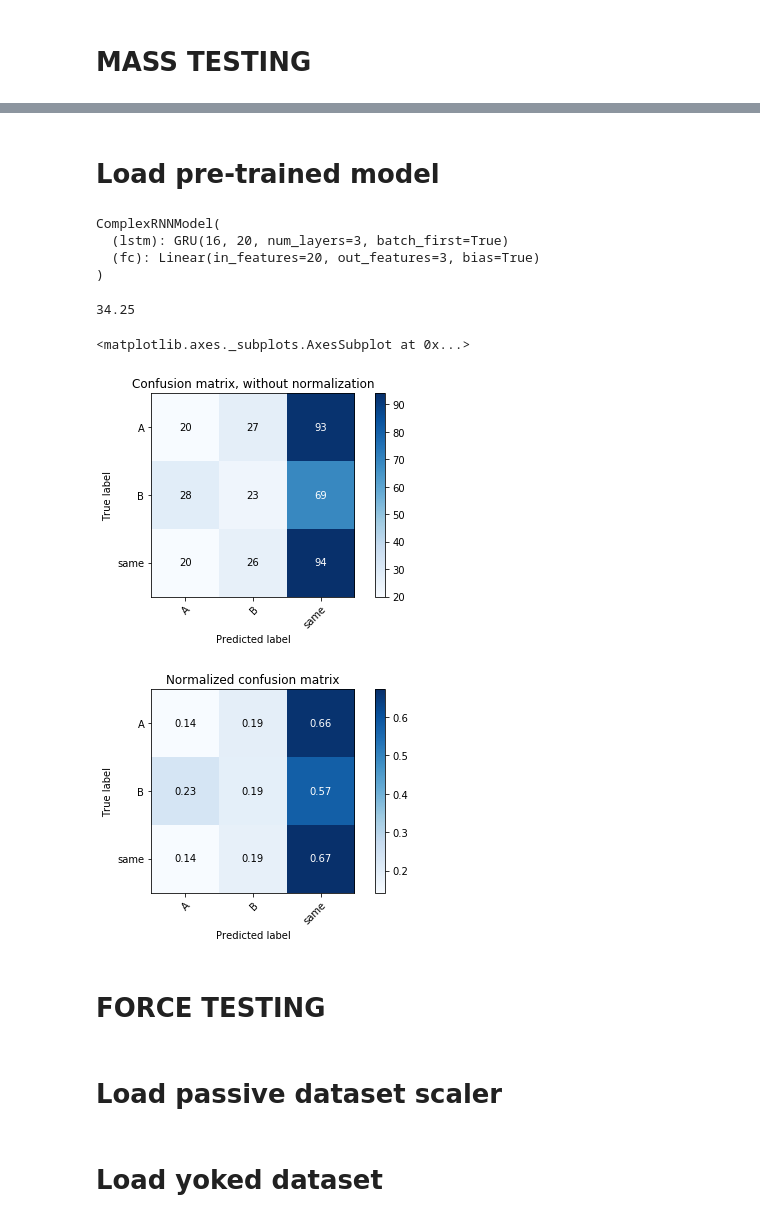
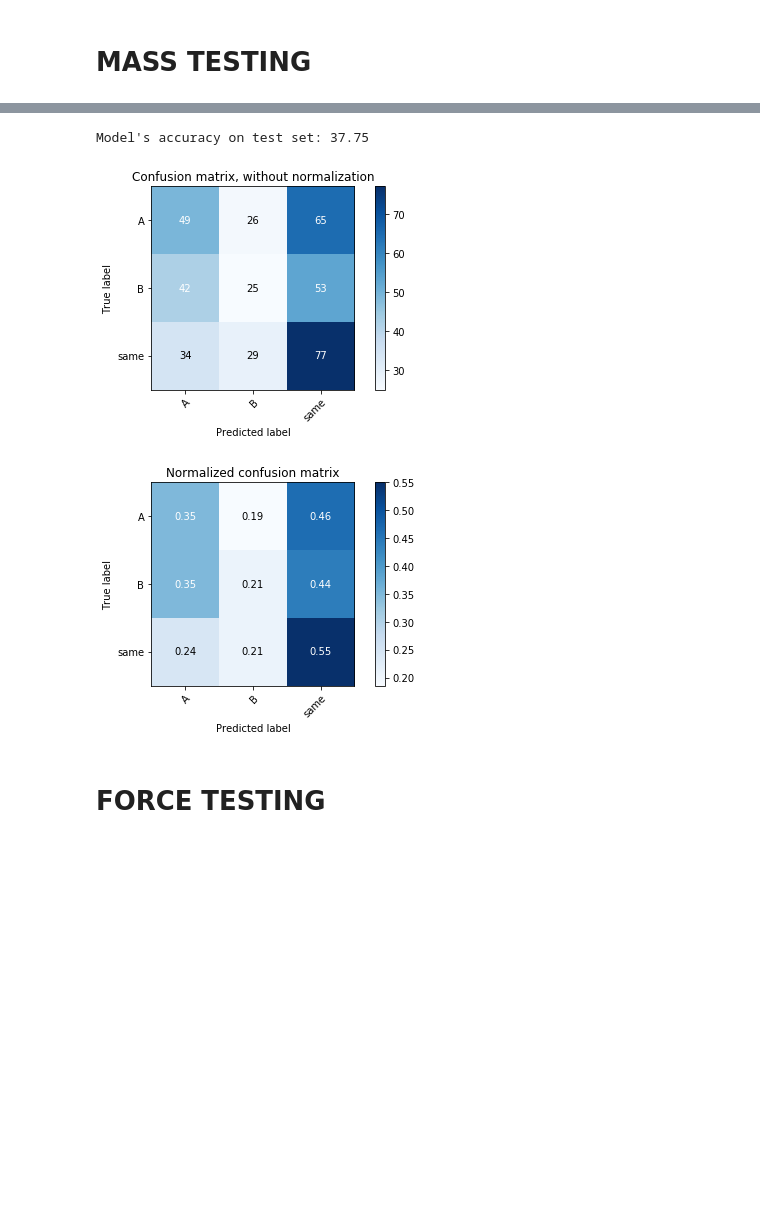
Before and after one commit to iamhectorotero/learning-physical-properties-with-rnns, a Jupyter notebook: 3c. Testing passive models on yoked data.ipynb, the cells around one changed output, grey strips where cells are left out. Cells and saved outputs as stored; diff of their text form; code cells hidden in the pictures; blank space fills up the shorter version.

Commit message:
Updated testing of passive models

```diff
--- a/3c. Testing passive models on yoked data.ipynb
+++ b/3c. Testing passive models on yoked data.ipynb
@@ -15,4 +15,16 @@ from isaac.training import evaluate
 from isaac.models import RNNModel, ComplexRNNModel
 from isaac.constants import BASIC_TRAINING_COLS, FORCE_CLASS_COLS, MASS_CLASS_COLS
+# %%
+INPUT_DIM = len(BASIC_TRAINING_COLS)    # input dimension
+HIDDEN_DIM = 20  # hidden layer dimension
+N_LAYERS = 3     # number of hidden layers
+OUTPUT_DIM = 3   # output dimension
+DROPOUT = 0.5
+
+network_dims = (INPUT_DIM, HIDDEN_DIM, N_LAYERS, OUTPUT_DIM)
+
+NORMALISE_DATA = True
+STEP_SIZE = 2
+SEQ_END = 1800
 # %% [markdown]
 # MASS TESTING
@@ -62,11 +30,0 @@ array([140, 120, 140])
-# %% [markdown]
-# Load pre-trained model
-# %%
-model = ComplexRNNModel(16, 20, 3, 3)
-model.load_state_dict(torch.load("models/passive_mass_model.pt"))
-model.eval()
-# %% [output]
-ComplexRNNModel(
-  (lstm): GRU(16, 20, num_layers=3, batch_first=True)
-  (fc): Linear(in_features=20, out_features=3, bias=True)
-)
@@ -75,15 +31,16 @@ accuracy, predicted = evaluate(model, yoked_loader, return_predicted=True)
-# %%
-print(accuracy)
-# %% [output]
-34.25
-# %%
-plot_confusion_matrix(Y, predicted, classes=MASS_CLASS_COLS, normalize=False)
-plot_confusion_matrix(Y, predicted, classes=MASS_CLASS_COLS, normalize=True)
-# %% [output]
-<matplotlib.axes._subplots.AxesSubplot at 0x...>
-[figure, removed]
-[figure, removed]
+# %%
+model_path = "models/passive_mass_model.pt"
+scaler_path = "scalers/passive_mass_scaler.sk"
+network_dims = (INPUT_DIM, HIDDEN_DIM, N_LAYERS, OUTPUT_DIM)
+test_dataset_path = "data/mass_trials_exp2.h5"
+class_columns = MASS_CLASS_COLS
+
+
+evaluate_saved_model(model_path, network_dims, test_dataset_path, BASIC_TRAINING_COLS,
+                     class_columns, step_size=STEP_SIZE, scaler_path=scaler_path)
+# %% [output]
+Model's accuracy on test set: 37.75
+[figure, added]
+[figure, added]
 # %% [markdown]
 # FORCE TESTING
-# %% [markdown]
-# Load passive dataset scaler
@@ -92,2 +46,0 @@ scaler = joblib.load("scalers/passive_force_scaler.sk")
-# %% [markdown]
-# Load yoked dataset
```
Also changed, not shown: parts of 28 cells of this notebook.
